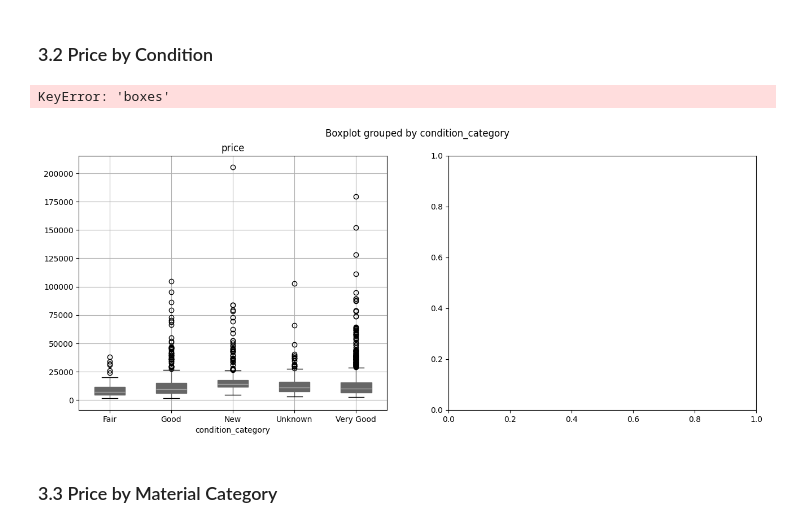
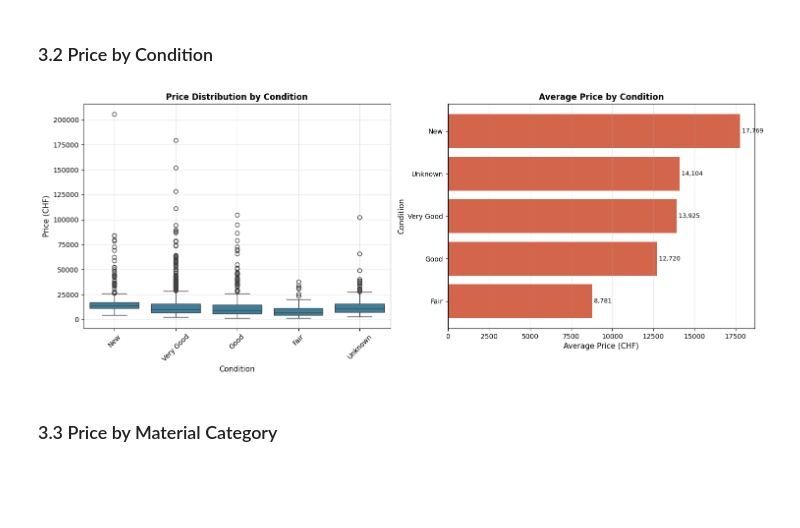
Before and after one commit to adisaljusi/data_analytics, a Jupyter notebook: final/03_exploratory_analysis.ipynb, the cells around one changed output. Saved outputs shown, nothing was run; the diff lists cells and outputs as text; code cells hidden in the pictures; blank space fills up the shorter version.

```diff
--- a/final/03_exploratory_analysis.ipynb
+++ b/final/03_exploratory_analysis.ipynb
@@ -138,35 +138,32 @@ plt.show()
 # %%
 fig, axes = plt.subplots(1, 2, figsize=(15, 6))
 
-condition_order = ['New', 'Very Good', 'Good', 'Used', 'Fair', 'Incomplete', 'Unknown']
+condition_order = ['New', 'Very Good', 'Good', 'Fair', 'Unknown']
 df_cond = df[df['condition_category'].isin(condition_order)]
 
-bp = df_cond.boxplot(column='price', by='condition_category', ax=axes[0], patch_artist=True, return_type='dict')
-for patch in bp['boxes']:
-    patch.set_facecolor('#2E86AB')
-    patch.set_alpha(0.7)
+# Use seaborn for better boxplot control
+sns.boxplot(data=df_cond, x='condition_category', y='price', ax=axes[0],
+            color='#2E86AB', order=condition_order)
 axes[0].set_xlabel('Condition', fontsize=11)
 axes[0].set_ylabel('Price (CHF)', fontsize=11)
 axes[0].set_title('Price Distribution by Condition', fontsize=12, fontweight='bold')
-plt.suptitle('')
 axes[0].tick_params(axis='x', rotation=45)
 axes[0].grid(alpha=0.3)
 
 avg_prices = df.groupby('condition_category')['price'].mean().sort_values(ascending=True)
 axes[1].barh(avg_prices.index, avg_prices.values, color='#C73E1D', alpha=0.8)
 axes[1].set_xlabel('Average Price (CHF)', fontsize=11)
 axes[1].set_ylabel('Condition', fontsize=11)
 axes[1].set_title('Average Price by Condition', fontsize=12, fontweight='bold')
 axes[1].grid(axis='x', alpha=0.3)
 
 for i, v in enumerate(avg_prices.values):
     axes[1].text(v, i, f' {v:,.0f}', va='center', fontsize=9)
 
 plt.tight_layout()
 plt.show()
 # %% [output]
-KeyError: 'boxes'
-[figure, old version]
+[figure, new version]
 # %% [markdown]
 ### 3.3 Price by Material Category
 # %%
```
Also changed, not shown: parts of 13 cells of this notebook, 5 other files.
